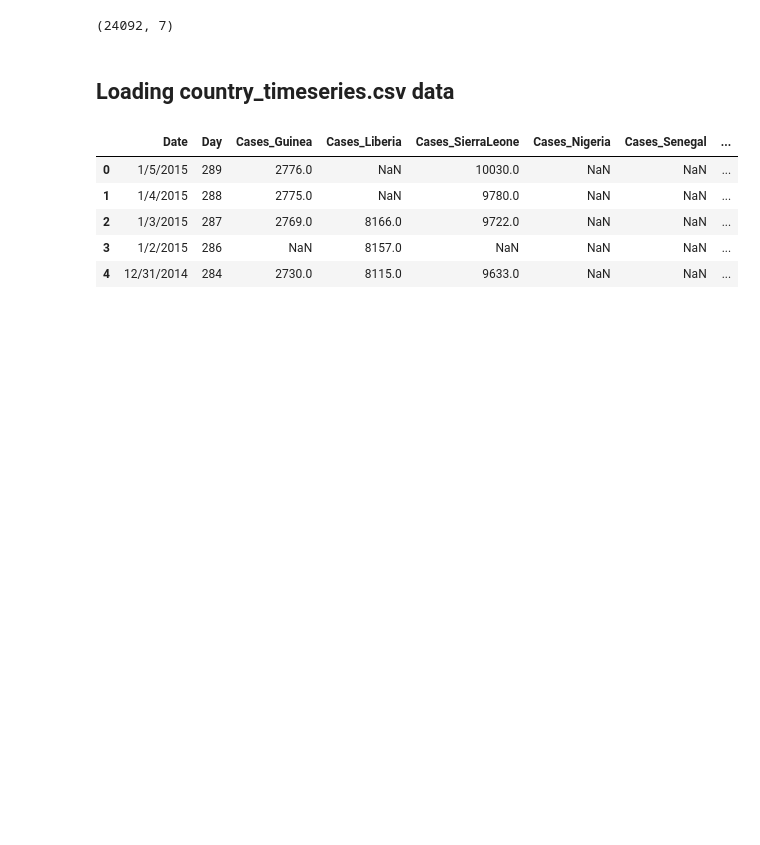
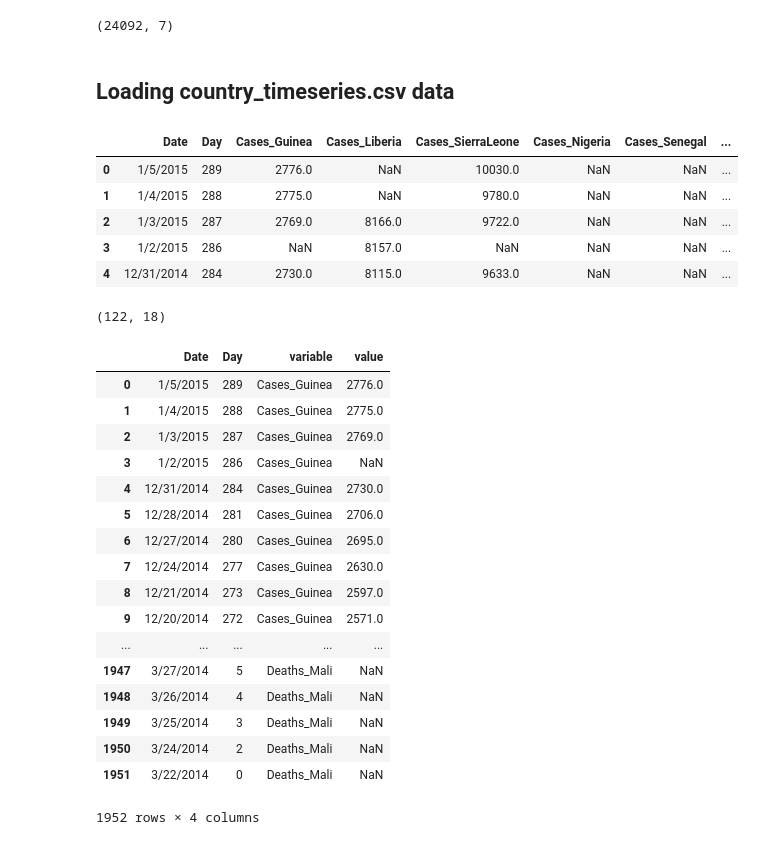
Before and after one commit to yusuf-uthman/data-wrangling-using-pandas, a Jupyter notebook: data_clean.ipynb, the cells around one changed output. Saved outputs shown, nothing was run; the diff lists cells and outputs as text; code cells hidden in the pictures; blank space fills up the shorter version.

```diff
--- a/data_clean.ipynb
+++ b/data_clean.ipynb
@@ -294,3 +294,31 @@ ebola.head()
 | 2 | 1/3/2015 | 287 | 2769.0 | 8166.0 | 9722.0 | NaN | NaN | ... |
 | 3 | 1/2/2015 | 286 | NaN | 8157.0 | NaN | NaN | NaN | ... |
 | 4 | 12/31/2014 | 284 | 2730.0 | 8115.0 | 9633.0 | NaN | NaN | ... |
+# %%
+ebola.shape
+# %% [output]
+(122, 18)
+# %%
+ebola.melt = pd.melt (ebola,
+                      id_vars = ["Date","Day"])
+# %%
+ebola.melt
+# %% [output]
+|  | Date | Day | variable | value |
+| 0 | 1/5/2015 | 289 | Cases_Guinea | 2776.0 |
+| 1 | 1/4/2015 | 288 | Cases_Guinea | 2775.0 |
+| 2 | 1/3/2015 | 287 | Cases_Guinea | 2769.0 |
+| 3 | 1/2/2015 | 286 | Cases_Guinea | NaN |
+| 4 | 12/31/2014 | 284 | Cases_Guinea | 2730.0 |
+| 5 | 12/28/2014 | 281 | Cases_Guinea | 2706.0 |
+| 6 | 12/27/2014 | 280 | Cases_Guinea | 2695.0 |
+| 7 | 12/24/2014 | 277 | Cases_Guinea | 2630.0 |
+| 8 | 12/21/2014 | 273 | Cases_Guinea | 2597.0 |
+| 9 | 12/20/2014 | 272 | Cases_Guinea | 2571.0 |
+| ... | ... | ... | ... | ... |
+| 1947 | 3/27/2014 | 5 | Deaths_Mali | NaN |
+| 1948 | 3/26/2014 | 4 | Deaths_Mali | NaN |
+| 1949 | 3/25/2014 | 3 | Deaths_Mali | NaN |
+| 1950 | 3/24/2014 | 2 | Deaths_Mali | NaN |
+| 1951 | 3/22/2014 | 0 | Deaths_Mali | NaN |
+1952 rows × 4 columns
```
